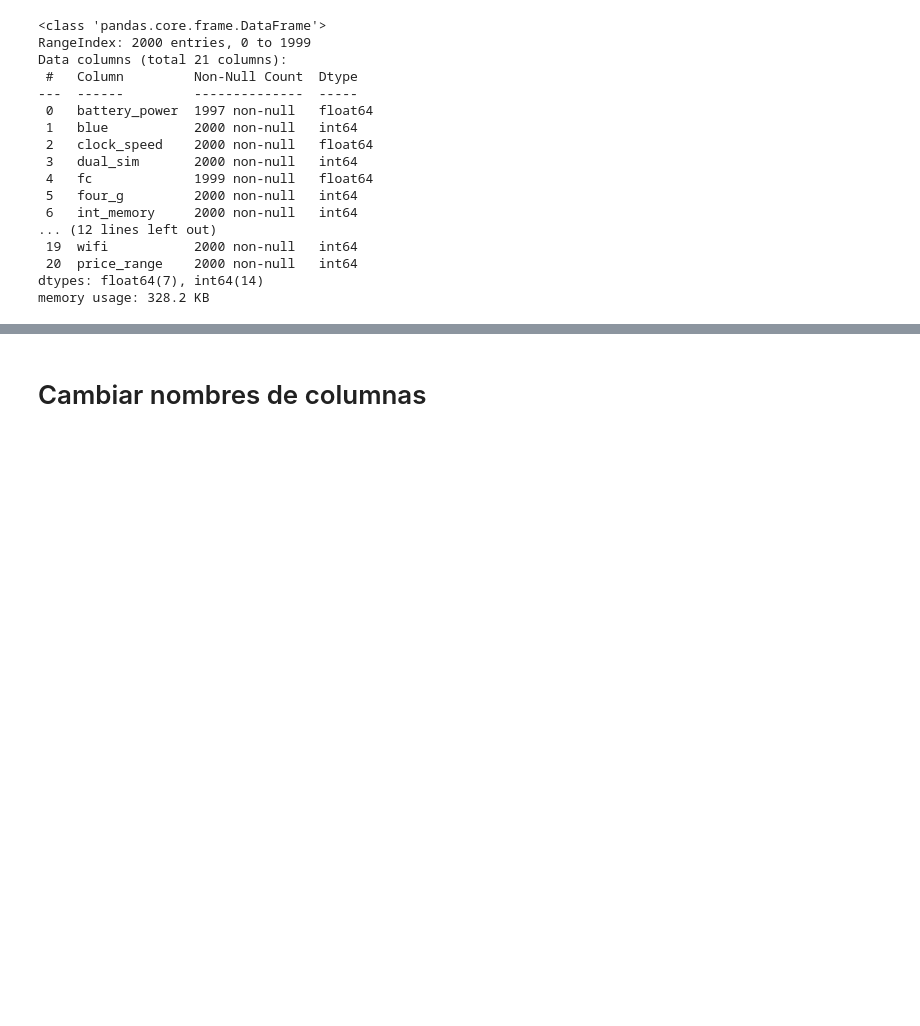
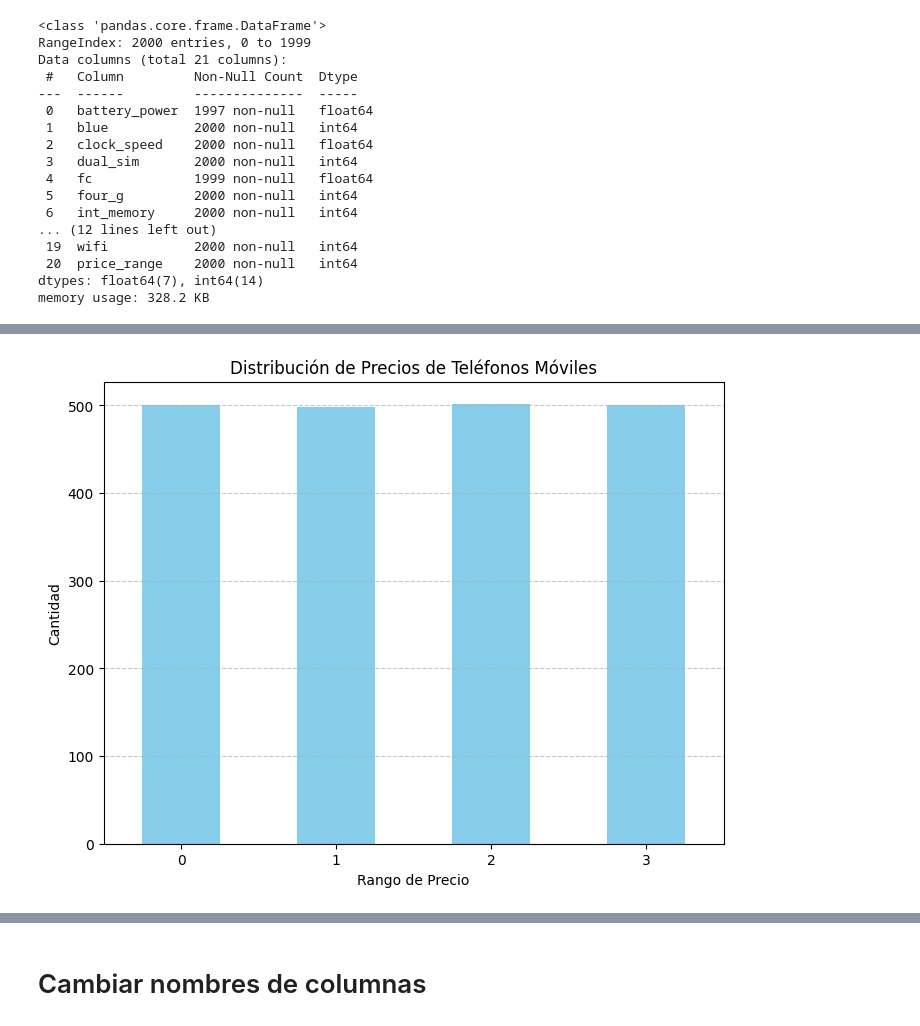
Before and after one commit to rockysaimon/data_celaning, a Jupyter notebook: mineria_de_datos.ipynb, the cells around one changed output, grey strips where cells are left out. Drawn from its saved outputs; the diff is of its cells as text; code cells hidden in the pictures; blank space fills up the shorter version.

```diff
--- a/mineria_de_datos.ipynb
+++ b/mineria_de_datos.ipynb
@@ -86,0 +101,18 @@ memory usage: 328.2 KB
+# %%
+# Calcular el recuento de cada categoría de precios
+conteo_precios = data['price_range'].value_counts()
+
+# Ordenar los índices del DataFrame de conteo de precios
+conteo_precios = conteo_precios.sort_index()
+
+# Crear el gráfico de barras
+plt.figure(figsize=(8, 6))
+conteo_precios.plot(kind='bar', color='skyblue')
+plt.title('Distribución de Precios de Teléfonos Móviles')
+plt.xlabel('Rango de Precio')
+plt.ylabel('Cantidad')
+plt.xticks(rotation=0)  # Para mostrar las etiquetas en el eje x sin rotación
+plt.grid(axis='y', linestyle='--', alpha=0.7)  # Agregar rejilla horizontal
+plt.show()
+# %% [output]
+[figure, added]
```
Also changed, not shown: parts of 41 cells of this notebook.
